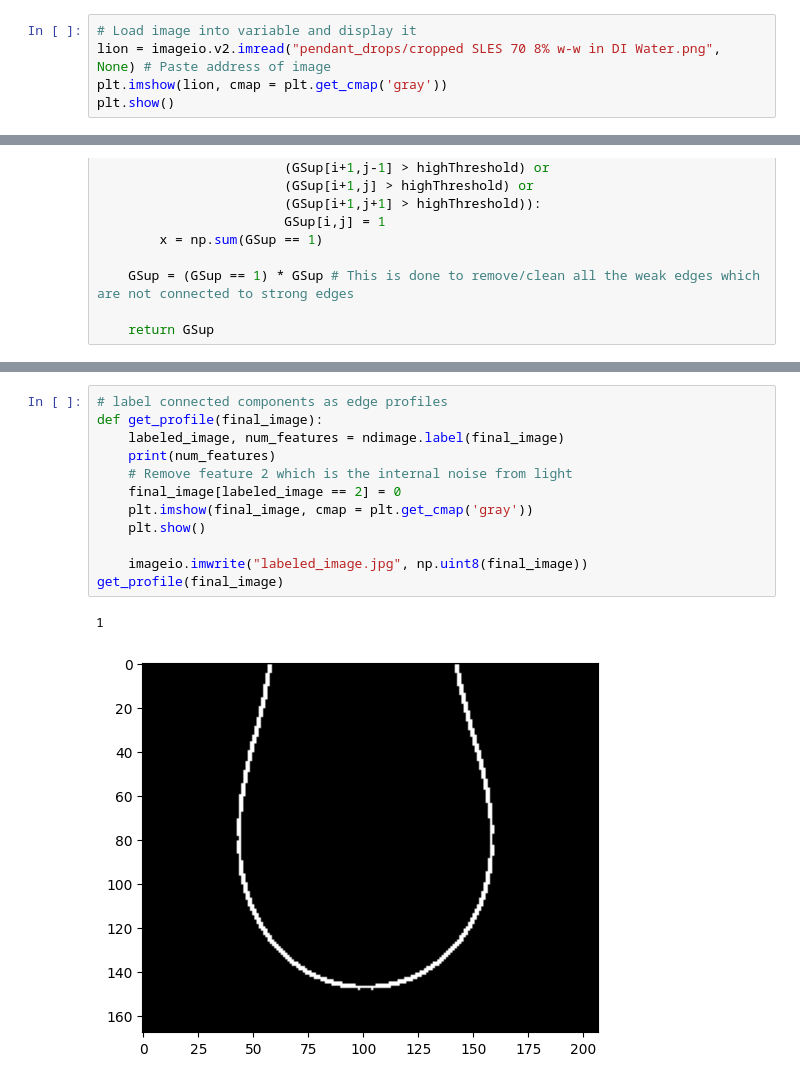
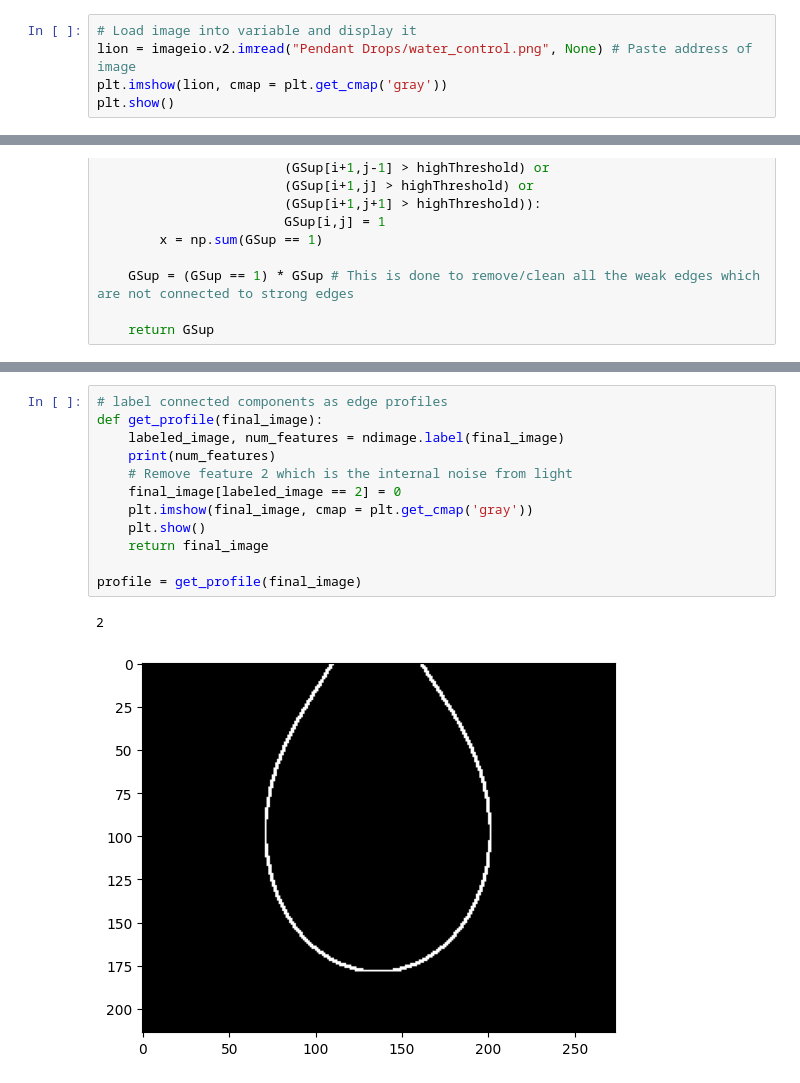
Before and after one commit to DmitriLyalikov/pdt-extract, a Jupyter notebook: Canny Edge Detector.ipynb, the cells around one changed output, grey strips where cells are left out. Drawn from its saved outputs; the diff is of its cells as text.

```diff
--- a/Canny Edge Detector.ipynb
+++ b/Canny Edge Detector.ipynb
@@ -9,7 +9,7 @@ import numpy as np
 import matplotlib.pyplot as plt
 # %%
 # Load image into variable and display it
-lion = imageio.v2.imread("pendant_drops/cropped SLES 70 8% w-w in DI Water.png", None) # Paste address of image
+lion = imageio.v2.imread("Pendant Drops/water_control.png", None) # Paste address of image
 plt.imshow(lion, cmap = plt.get_cmap('gray'))
 plt.show()
 # %% [output]
@@ -250,15 +250,15 @@ plt.show()
 # %%
 # label connected components as edge profiles
 def get_profile(final_image):
     labeled_image, num_features = ndimage.label(final_image)
     print(num_features)
     # Remove feature 2 which is the internal noise from light
     final_image[labeled_image == 2] = 0
     plt.imshow(final_image, cmap = plt.get_cmap('gray'))
     plt.show()
+    return final_image
 
-    imageio.imwrite("labeled_image.jpg", np.uint8(final_image))
-get_profile(final_image)
+profile = get_profile(final_image)
 # %% [output]
-1
+2
-[figure, old version]
+[figure, new version]
```
Also changed, not shown: parts of 15 cells of this notebook, 9 other files.
